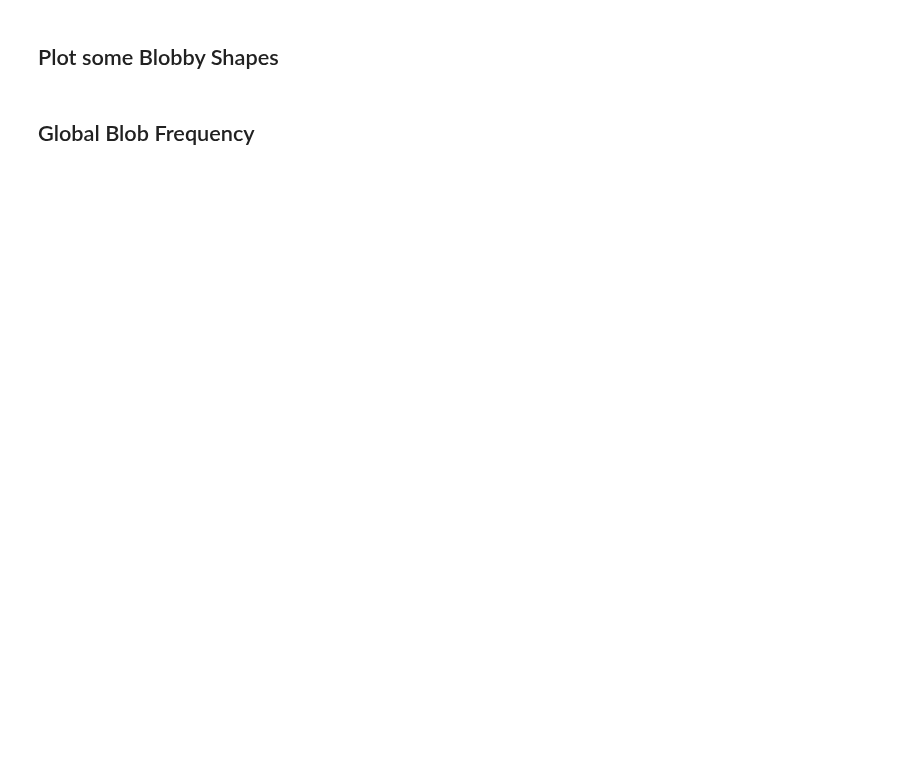
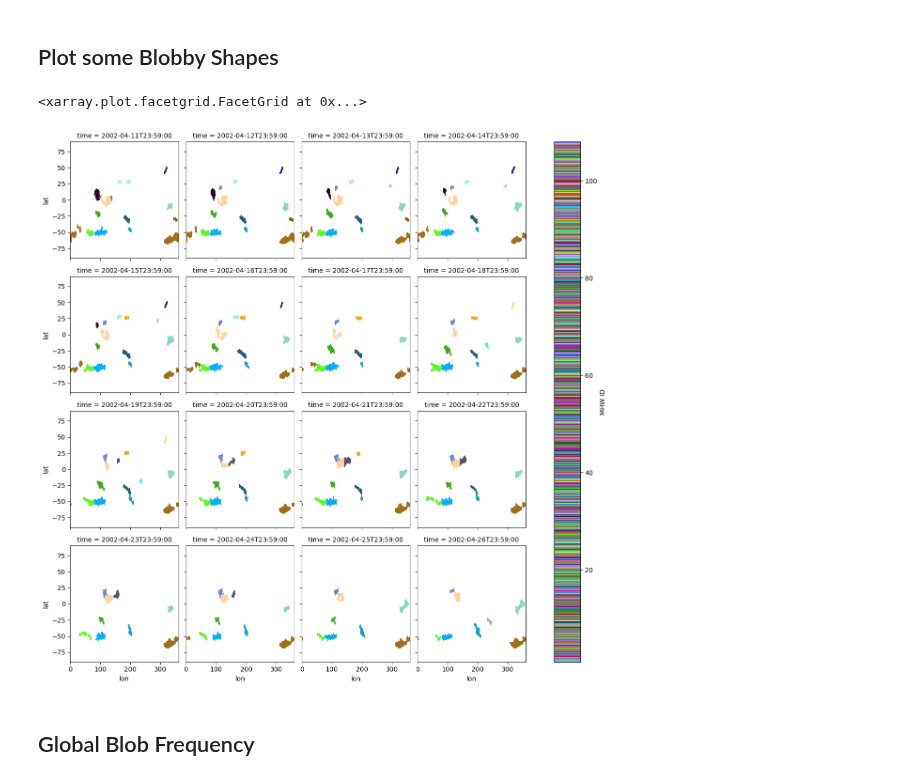
Before and after one commit to wienkers/spot_the_blOb, a Jupyter notebook: notebooks/03_visualise_events.ipynb, the cells around one changed output. Drawn from its saved outputs; the diff is of its cells as text; code cells hidden in the pictures; blank space fills up the shorter version.

```diff
--- a/notebooks/03_visualise_events.ipynb
+++ b/notebooks/03_visualise_events.ipynb
@@ -18,5 +26,5 @@ client = hpc.StartLocalCluster(n_workers=32, n_threads=4)
 # Import Tracked MHW DataSet
 
 file_name = Path('/scratch') / getuser()[0] / getuser() / 'mhws' / 'MHWs_tracked.nc'
-blobs_ds = xr.open_dataset(file_name, chunks={'time': 50, 'lat': -1, 'lon': -1})
+blobs_ds = xr.open_dataset(file_name, chunks={'time': 10, 'lat': 400, 'lon': 400, 'ID': 200, 'merge_ID': 200, 'component':-1, 'parent_idx':-1, 'child_idx':-1})
 blobs_ds
@@ -30,8 +82,16 @@ blobs
 # %%
 cm = ListedColormap(np.random.random(size=(int(1e5), 3)).tolist())
 
-blobs_day1 = blobs.sel(time=slice('2020-01-01', '2020-12-31')).resample(time='MS').first()
-blobs_day1.pplot_col(col_wrap=3, var_units='MHW ID', cmap=cm, cperc=[0, 100])
+# blobs_day1 = blobs.sel(time=slice('2002-01-01', '2002-12-31')).resample(time='MS').first().persist()
+# blobs_day1 = blobs_day1.where(blobs_day1>0)
+# blobs_day1.plotter.pplot_col(col_wrap=3, var_units='MHW ID', cmap=cm, show_colorbar=False, cperc=[0, 100])
+
+blobbys = blobs.isel(time=slice(100,116))
+blobbys = blobbys.where(blobbys>0)
+blobbys.plot(col='time', col_wrap=4, cmap=cm, cbar_kwargs={'label':'MHW ID'})
+# %% [output]
+<xarray.plot.facetgrid.FacetGrid at 0x...>
+[figure, added]
 # %% [markdown]
 ## Global Blob Frequency
 # %%
```
Also changed, not shown: parts of 7 cells of this notebook, 4 other files.
